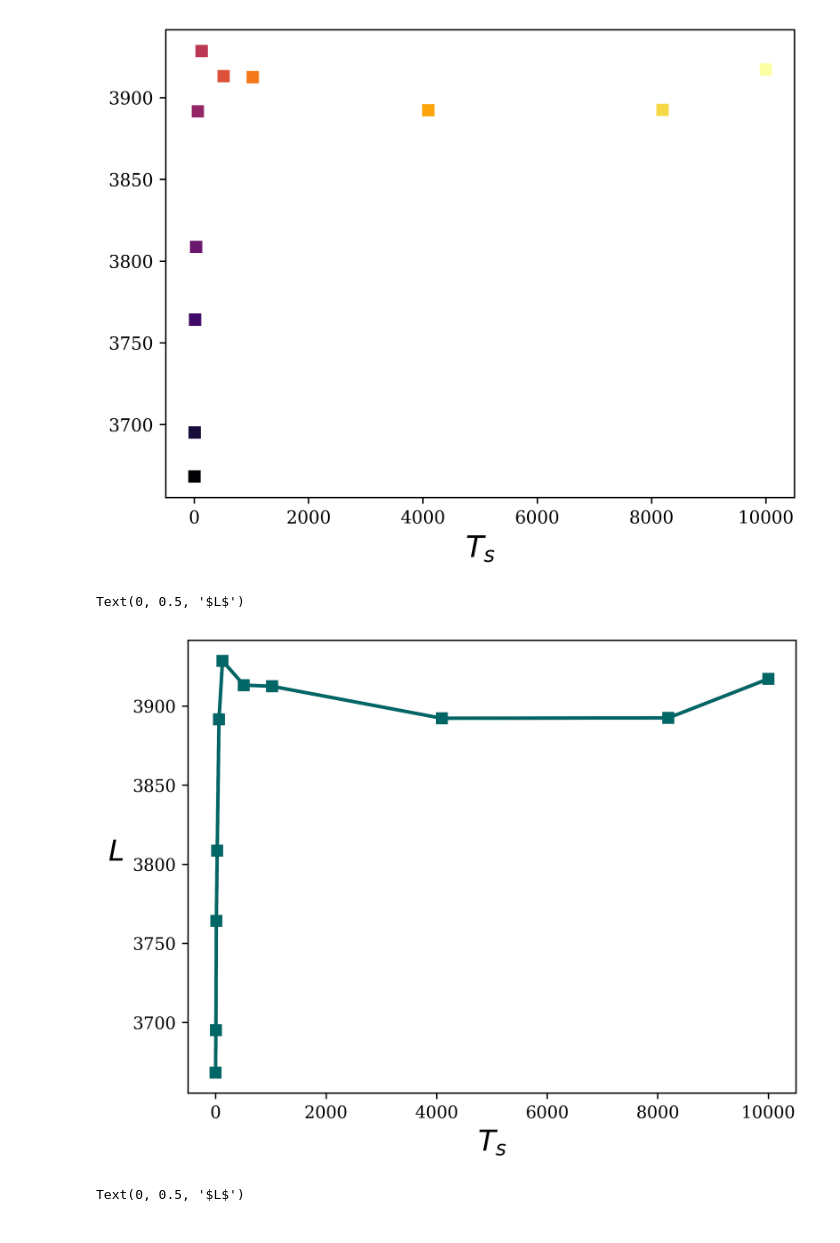
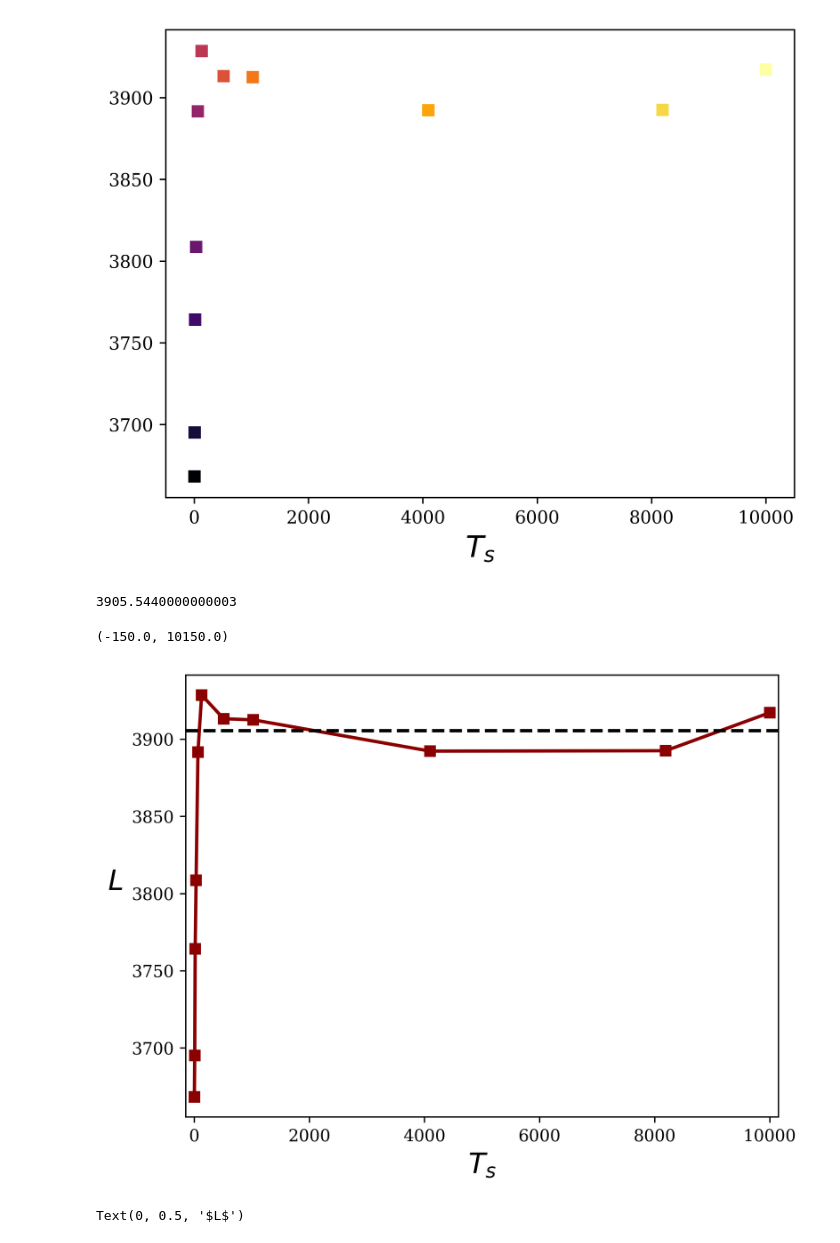
Before and after one commit to michaelsouza/dla-collagen, a Jupyter notebook: codigo_finalizado/fibril_properties.ipynb, the cells around one changed output. Saved outputs shown, nothing was run; the diff lists cells and outputs as text; code cells hidden in the pictures.

```diff
--- a/codigo_finalizado/fibril_properties.ipynb
+++ b/codigo_finalizado/fibril_properties.ipynb
@@ -22,8 +22,8 @@ plt.rc('xtick', labelsize=10)
 plt.rc('ytick', labelsize=10)
 plt.rc('font', family='serif')
 # %%
-path = r'C:\Users\55859\Datas\Collagen_fibril_zurik_ext'
-#path = '/home/robert/Datas/Collagen_fibril_zurik_ext/'
+#path = r'C:\Users\55859\Datas\Collagen_fibril_zurik_ext'
+path = '/home/robert/Datas/Collagen_fibril_zurik_ext/'
 
 DF = {}
 
@@ -123,16 +123,24 @@ Text(0.5, 0, '$T_{s}$')
 # %%
 x = np.array(ts)
 y = np.array(ml)
+# %%
+np.mean(ml[6:11])
+# %% [output]
+3905.5440000000003
+# %%
+x1 = np.linspace(-150, 10150,len(x))
+y1 = np.ones(len(x1))*np.mean(ml[6:11])
 # %%
 plt.figure
 plt.figure(dpi = 600)
-plt.plot(x,y,'s-', )
-plt.plot(x,y,'s-', color = '#006666')
+plt.plot(x,y,'s-', color = 'darkred')
+plt.plot(x1,y1,'--k')
 plt.xlabel(r'$T_{s}$')
 plt.ylabel(r'$L$', rotation = 0,labelpad=10)
+plt.xlim(-150,10150)
 # %% [output]
-Text(0, 0.5, '$L$')
+(-150.0, 10150.0)
-[figure, old version]
+[figure, new version]
 # %%
 x = np.array(ts)
 y = np.array(ml)
```
Also changed, not shown: 39 other files.
